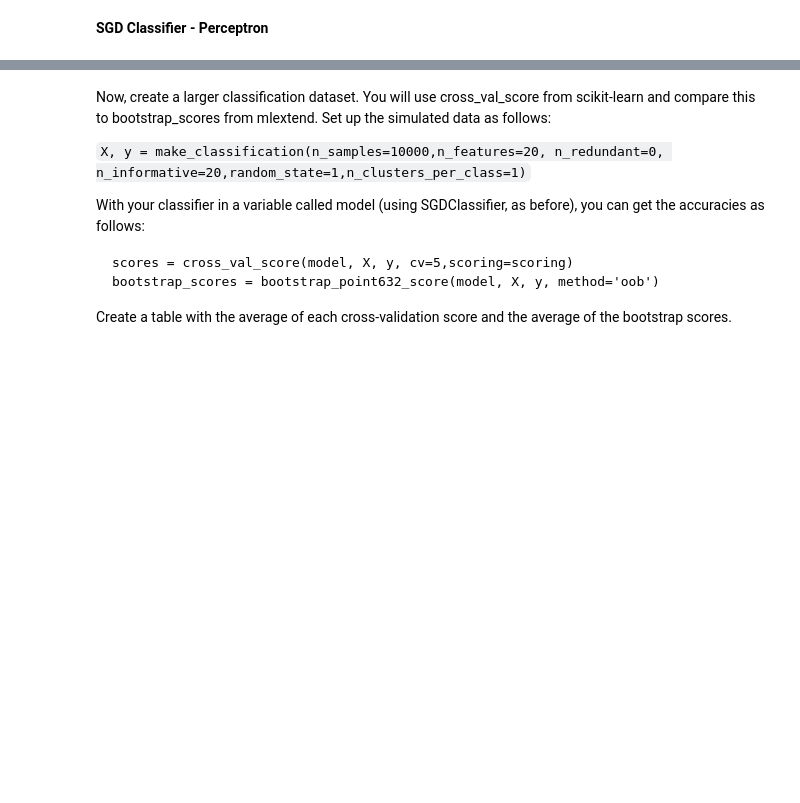
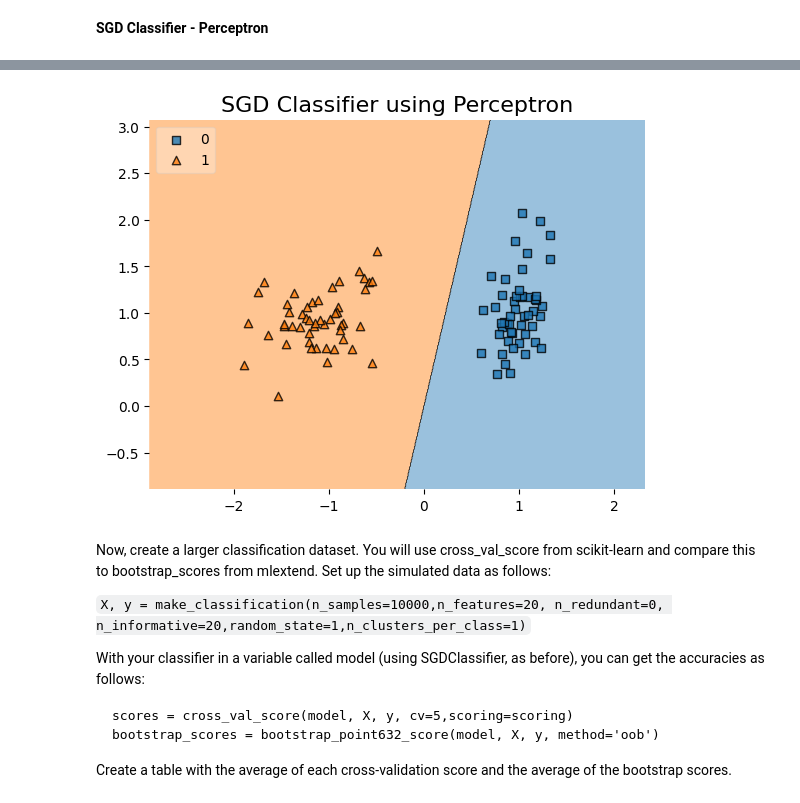
Before and after one commit to celina-velazquez/ADS-504, a Jupyter notebook: Assignment_Guide_4_.ipynb, the cells around one changed output, grey strips where cells are left out. Saved outputs shown, nothing was run; the diff lists cells and outputs as text; code cells hidden in the pictures; blank space fills up the shorter version.

```diff
--- a/Assignment_Guide_4_.ipynb
+++ b/Assignment_Guide_4_.ipynb
@@ -91,3 +89,11 @@ sgdclf_perc = #Define model here
+# %%
+sgdclf_perc = SGDClassifier(loss='perceptron').fit(X, y)
+# Plot graph using instruction above
+plot_decision_regions(X, y, clf=sgdclf_perc, legend=2)
+plt.title('SGD Classifier using Perceptron', size=16)
+plt.show()
+# %% [output]
+[figure, added]
 # %% [markdown]
 Now, create a larger classification dataset. You will use cross_val_score from scikit-learn and
 compare this to bootstrap_scores from mlextend.
```
Also changed, not shown: parts of 3 cells of this notebook.
